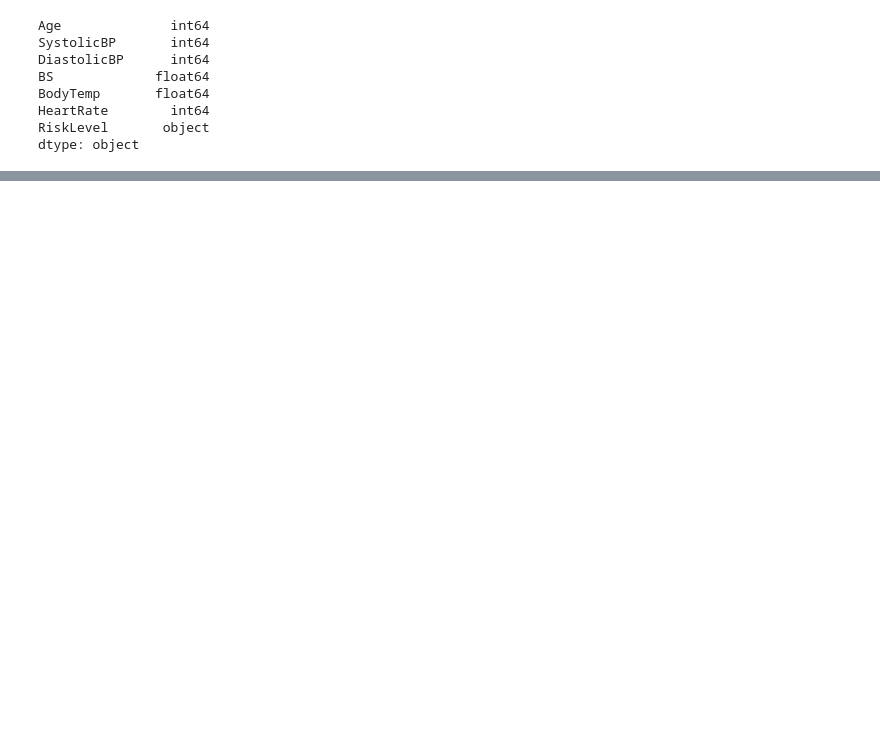
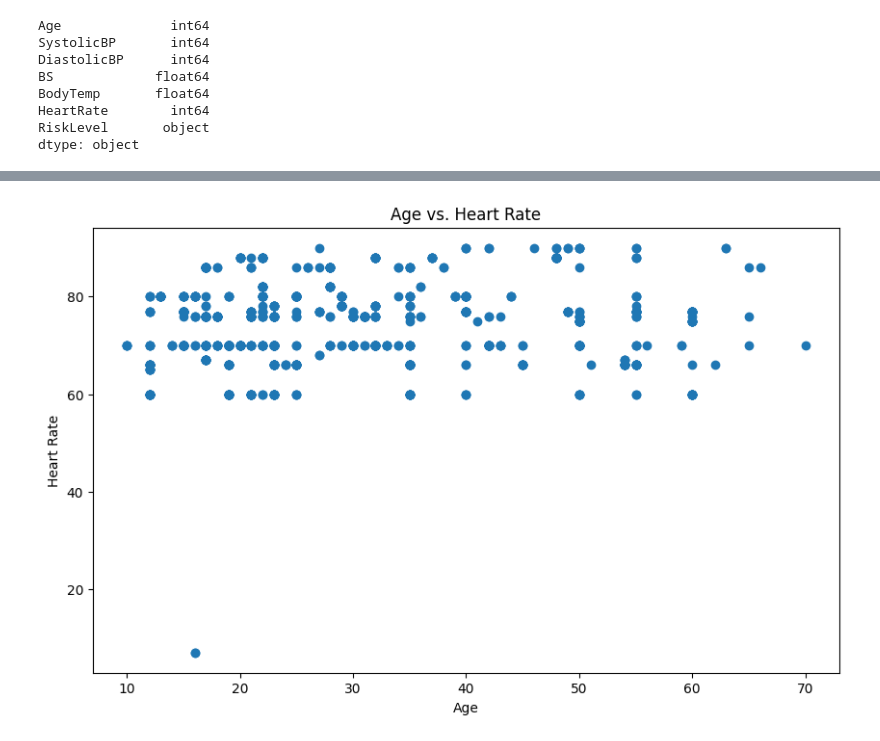
Before and after one commit to kaybrian/Maternal-Health-Risk-Data-ML-model, a Jupyter notebook: Maternal_Health_Prediction.ipynb, the cells around one changed output, grey strips where cells are left out. Saved outputs shown, nothing was run; the diff lists cells and outputs as text; code cells hidden in the pictures; blank space fills up the shorter version.

```diff
--- a/Maternal_Health_Prediction.ipynb
+++ b/Maternal_Health_Prediction.ipynb
@@ -349,0 +111,11 @@ plt.show()
+# %%
+# take a close look at the age and heartbeat to see if there any out layers
+# plot the age and heartbeat distribution
+plt.figure(figsize=(10, 6))
+plt.scatter(data['Age'], data['HeartRate'])
+plt.xlabel('Age')
+plt.ylabel('Heart Rate')
+plt.title('Age vs. Heart Rate')
+plt.show()
+# %% [output]
+[figure, added]
```
Also changed, not shown: parts of 49 cells of this notebook, 2 other files.
